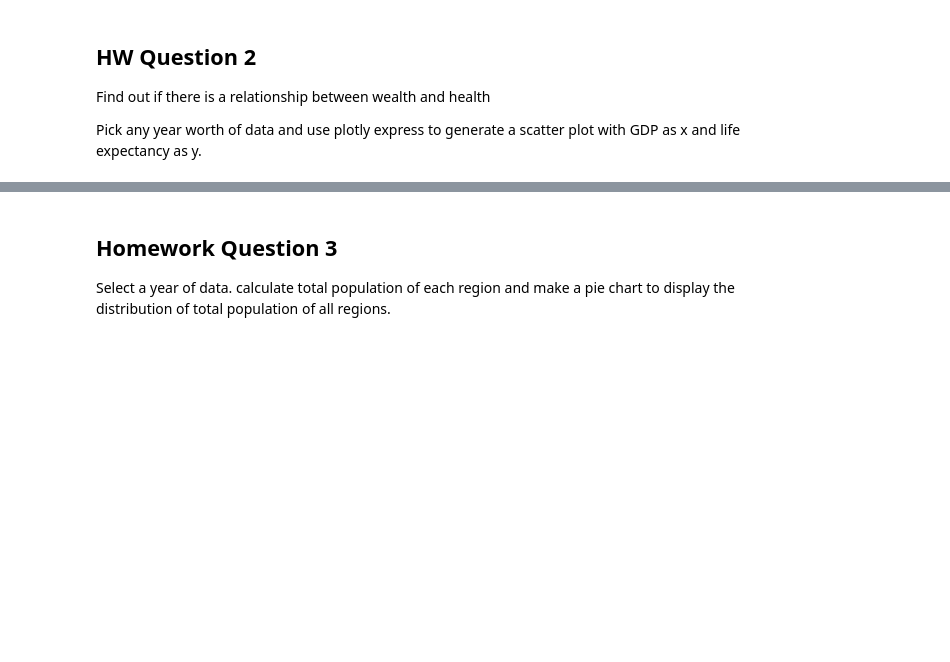
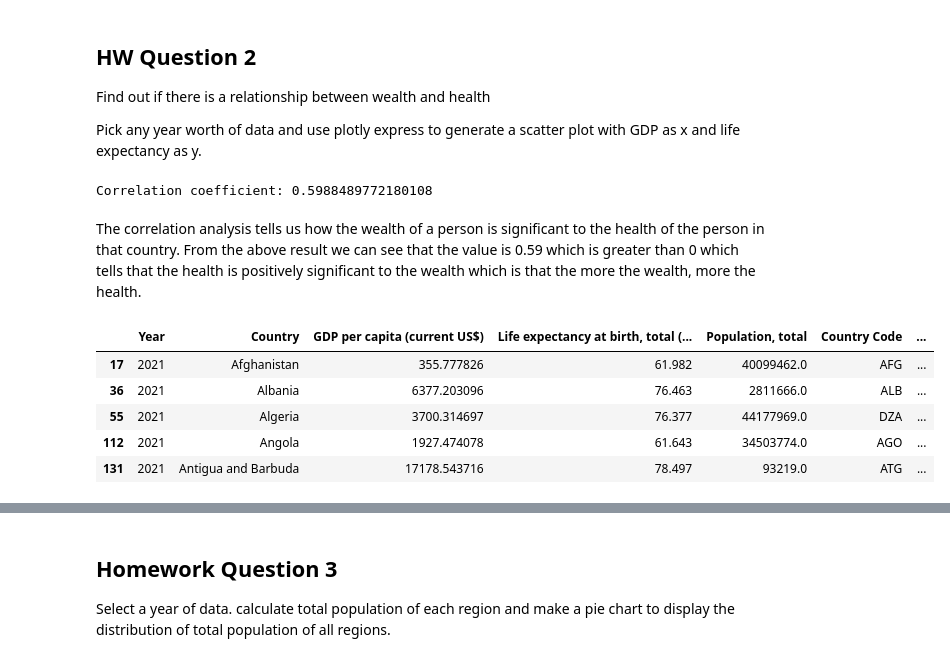
Before and after one commit to Aravind6908/UMBC-DATA609-FALL24-WANG, a Jupyter notebook: Assignments/Assignment_04.ipynb, the cells around one changed output, grey strips where cells are left out. Drawn from its saved outputs; the diff is of its cells as text; code cells hidden in the pictures; blank space fills up the shorter version.

```diff
--- a/Assignments/Assignment_04.ipynb
+++ b/Assignments/Assignment_04.ipynb
@@ -93,3 +118,21 @@ to check if this dataset has duplicate rows. If it has, only keep one from the d
 Find out if there is a relationship between wealth and health
 
 Pick any year worth of data and use plotly express to generate a scatter plot with GDP as x and life expectancy as y.
+# %%
+correlation = df3['GDP per capita (current US$)'].corr(df3['Life expectancy at birth, total (years)'])
+print("Correlation coefficient:", correlation)
+# %% [output]
+Correlation coefficient: 0.5988489772180108
+# %% [markdown]
+The correlation analysis tells us how the wealth of a person is significant to the health of the person in that country.
+From the above result we can see that the value is 0.59 which is greater than 0 which tells that the health is positively significant to the wealth which is that the more the wealth, more the health.
+# %%
+df_2021 = df3[df3["Year"] == 2021].dropna()
+df_2021.head()
+# %% [output]
+|  | Year | Country | GDP per capita (current US$) | Life expectancy at birth, total (... | Population, total | Country Code | ... |
+| 17 | 2021 | Afghanistan | 355.777826 | 61.982 | 40099462.0 | AFG | ... |
+| 36 | 2021 | Albania | 6377.203096 | 76.463 | 2811666.0 | ALB | ... |
+| 55 | 2021 | Algeria | 3700.314697 | 76.377 | 44177969.0 | DZA | ... |
+| 112 | 2021 | Angola | 1927.474078 | 61.643 | 34503774.0 | AGO | ... |
+| 131 | 2021 | Antigua and Barbuda | 17178.543716 | 78.497 | 93219.0 | ATG | ... |
```
Also changed, not shown: parts of 13 cells of this notebook.
